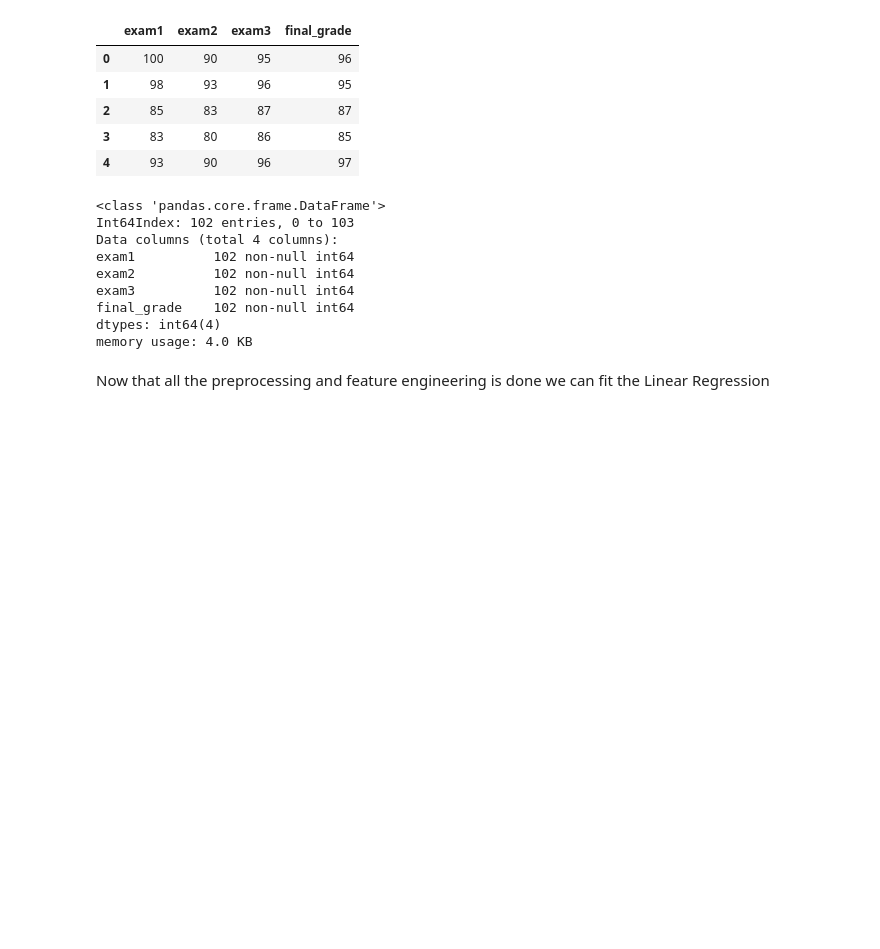
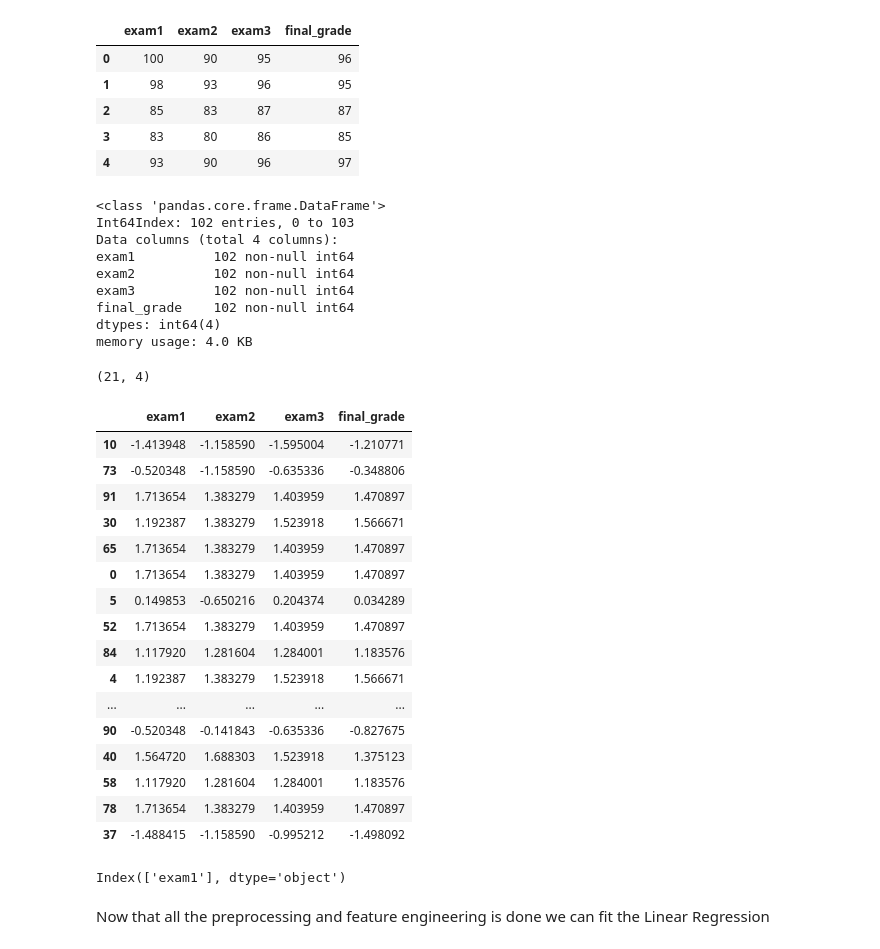
Before and after one commit to CodeupClassroom/bayes-methodologies-exercises, a Jupyter notebook: regression-day5.ipynb, the cells around one changed output. Saved outputs shown, nothing was run; the diff lists cells and outputs as text; code cells hidden in the pictures; blank space fills up the shorter version.

```diff
--- a/regression-day5.ipynb
+++ b/regression-day5.ipynb
@@ -43,8 +43,34 @@ dtypes: int64(4)
 memory usage: 4.0 KB
 # %%
 train,test=split_scale.split_my_data(df)
+# %%
+train.shape
+test.shape
+# %% [output]
+(21, 4)
 # %%
 scaler,train,test=split_scale.standard_scaler(train,test)
+# %%
+train
+test
+# %% [output]
+|  | exam1 | exam2 | exam3 | final_grade |
+| 10 | -1.413948 | -1.158590 | -1.595004 | -1.210771 |
+| 73 | -0.520348 | -1.158590 | -0.635336 | -0.348806 |
+| 91 | 1.713654 | 1.383279 | 1.403959 | 1.470897 |
+| 30 | 1.192387 | 1.383279 | 1.523918 | 1.566671 |
+| 65 | 1.713654 | 1.383279 | 1.403959 | 1.470897 |
+| 0 | 1.713654 | 1.383279 | 1.403959 | 1.470897 |
+| 5 | 0.149853 | -0.650216 | 0.204374 | 0.034289 |
+| 52 | 1.713654 | 1.383279 | 1.403959 | 1.470897 |
+| 84 | 1.117920 | 1.281604 | 1.284001 | 1.183576 |
+| 4 | 1.192387 | 1.383279 | 1.523918 | 1.566671 |
+| ... | ... | ... | ... | ... |
+| 90 | -0.520348 | -0.141843 | -0.635336 | -0.827675 |
+| 40 | 1.564720 | 1.688303 | 1.523918 | 1.375123 |
+| 58 | 1.117920 | 1.281604 | 1.284001 | 1.183576 |
+| 78 | 1.713654 | 1.383279 | 1.403959 | 1.470897 |
+| 37 | -1.488415 | -1.158590 | -0.995212 | -1.498092 |
 # %%
 X_train=train.drop(columns=['final_grade'])
 X_test=test.drop(columns=['final_grade'])
@@ -53,9 +79,12 @@ y_test=test[['final_grade']]
 # %%
 number_of_features=features.optimal_number_of_features(X_train,y_train,X_test,y_test)
 selected_features=features.optimal_features(X_train,y_train,number_of_features)
+#number_of_features
 selected_features
-X_train=X_train[selected_features]
-X_test=X_test[selected_features]
+#X_train=X_train[selected_features]
+#X_test=X_test[selected_features]
+# %% [output]
+Index(['exam1'], dtype='object')
 # %% [markdown]
 Now that all the preprocessing and feature engineering is done we can fit the Linear Regression
 # %%
```
Also changed, not shown: parts of 7 cells of this notebook, 2 other files.
